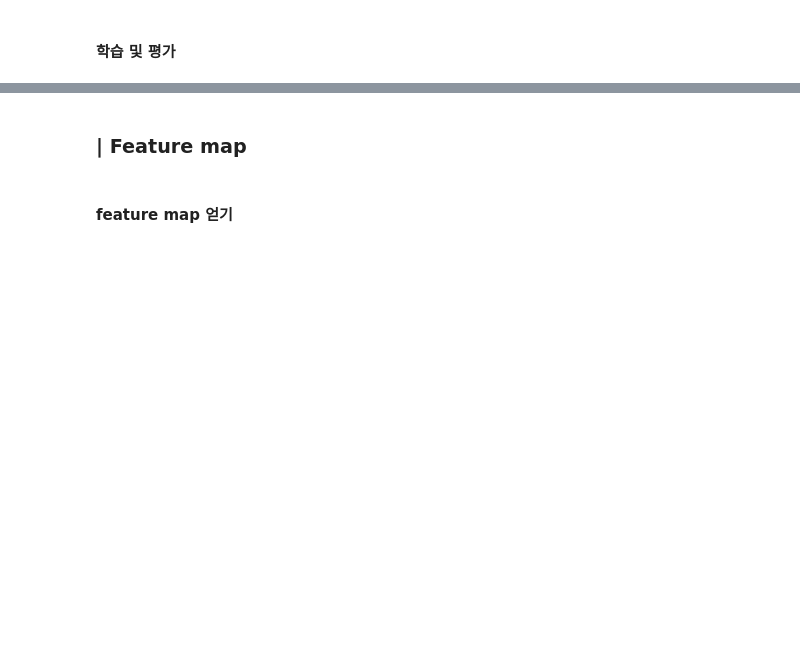
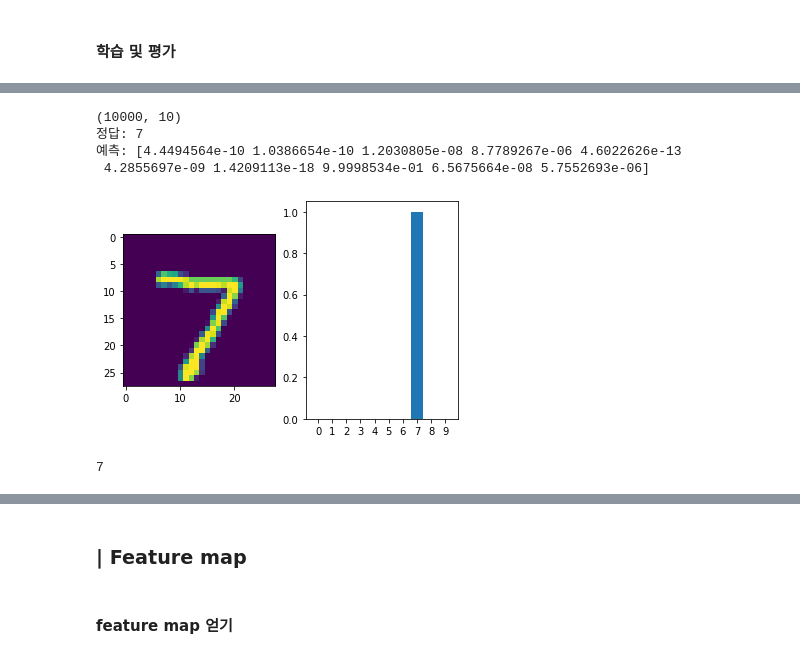
Before and after one commit to GETHUB55/SkillTreePython-DeepLearning, a Jupyter notebook: 01.딥러닝with텐서플로우-basic/ch01_06_CNN기초_Convolutional_Layer.ipynb, the cells around one changed output, grey strips where cells are left out. Drawn from its saved outputs; the diff is of its cells as text; code cells hidden in the pictures; blank space fills up the shorter version.

```diff
--- a/01.딥러닝with텐서플로우-basic/ch01_06_CNN기초_Convolutional_Layer.ipynb
+++ b/01.딥러닝with텐서플로우-basic/ch01_06_CNN기초_Convolutional_Layer.ipynb
@@ -276 +313,24 @@ Epoch 10/10
 <keras.callbacks.History at 0x...>
+# %%
+y_pred = model.predict(x_test)
+print(y_pred.shape)
+#0번째 샘플에 대해
+print('정답:',y_test[0])
+print('예측:',y_pred[0])
+plt.subplot(121)
+plt.imshow(x_test[0][:,:,0])
+plt.subplot(122)
+plt.bar(range(10), y_pred[0])
+plt.xticks(range(10))
+plt.show()
+# %% [output]
+(10000, 10)
+정답: 7
+예측: [4.4494564e-10 1.0386654e-10 1.2030805e-08 8.7789267e-06 4.6022626e-13
+ 4.2855697e-09 1.4209113e-18 9.9998534e-01 6.5675664e-08 5.7552693e-06]
+[figure, added]
+# %%
+y_argmax = np.argmax(y_pred, axis=1)
+print(y_argmax[0])
+# %% [output]
+7
```
Also changed, not shown: parts of 11 cells of this notebook.
